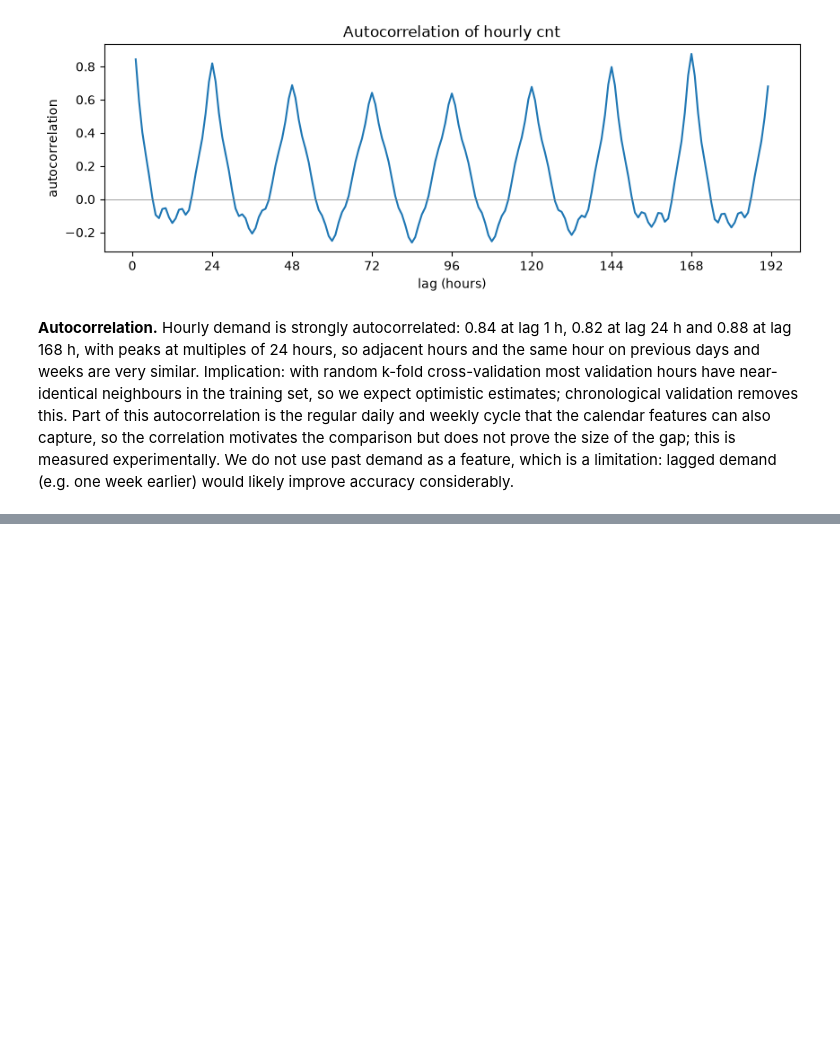
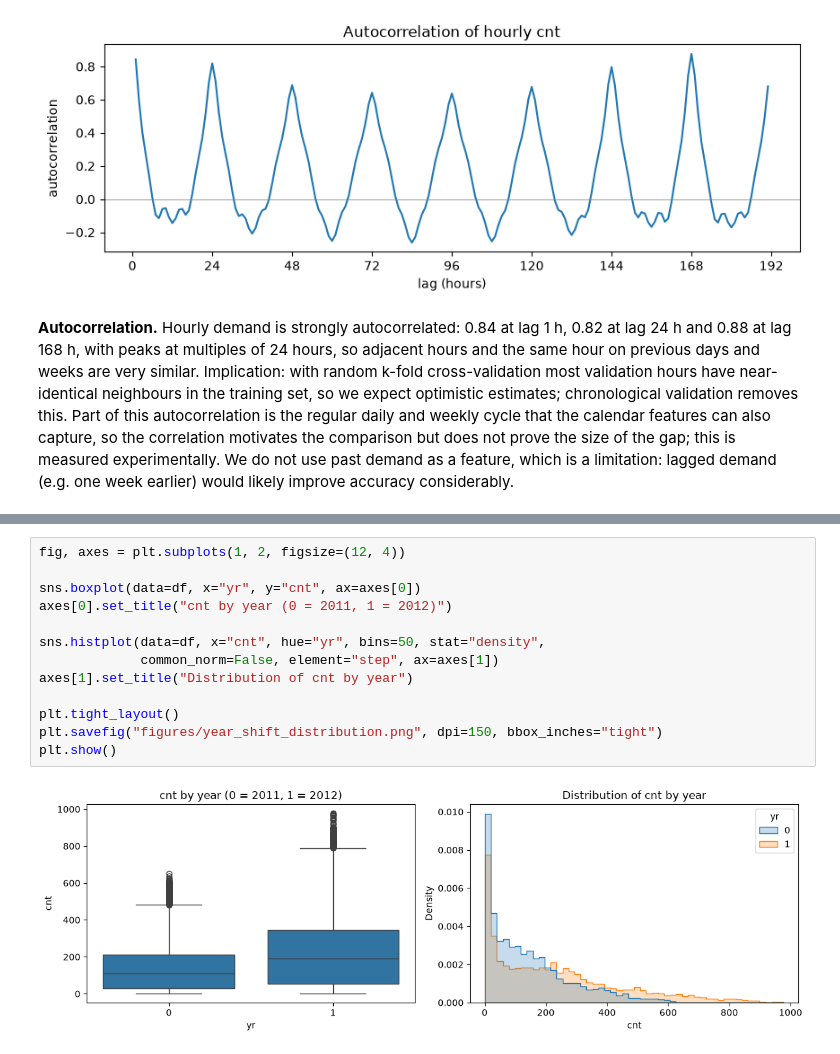
Before and after one commit to gghgfttd/ml-2026-MiniProject, a Jupyter notebook: 01_eda.ipynb, the cells around one changed output, grey strips where cells are left out. Saved outputs shown, nothing was run; the diff lists cells and outputs as text; blank space fills up the shorter version.

Commit message:
data EDA update

```diff
--- a/01_eda.ipynb
+++ b/01_eda.ipynb
@@ -416,0 +517,15 @@ one week earlier) would likely improve accuracy considerably.
+# %%
+fig, axes = plt.subplots(1, 2, figsize=(12, 4))
+
+sns.boxplot(data=df, x="yr", y="cnt", ax=axes[0])
+axes[0].set_title("cnt by year (0 = 2011, 1 = 2012)")
+
+sns.histplot(data=df, x="cnt", hue="yr", bins=50, stat="density",
+             common_norm=False, element="step", ax=axes[1])
+axes[1].set_title("Distribution of cnt by year")
+
+plt.tight_layout()
+plt.savefig("figures/year_shift_distribution.png", dpi=150, bbox_inches="tight")
+plt.show()
+# %% [output]
+[figure, added]
```
Also changed, not shown: parts of 14 cells of this notebook.
